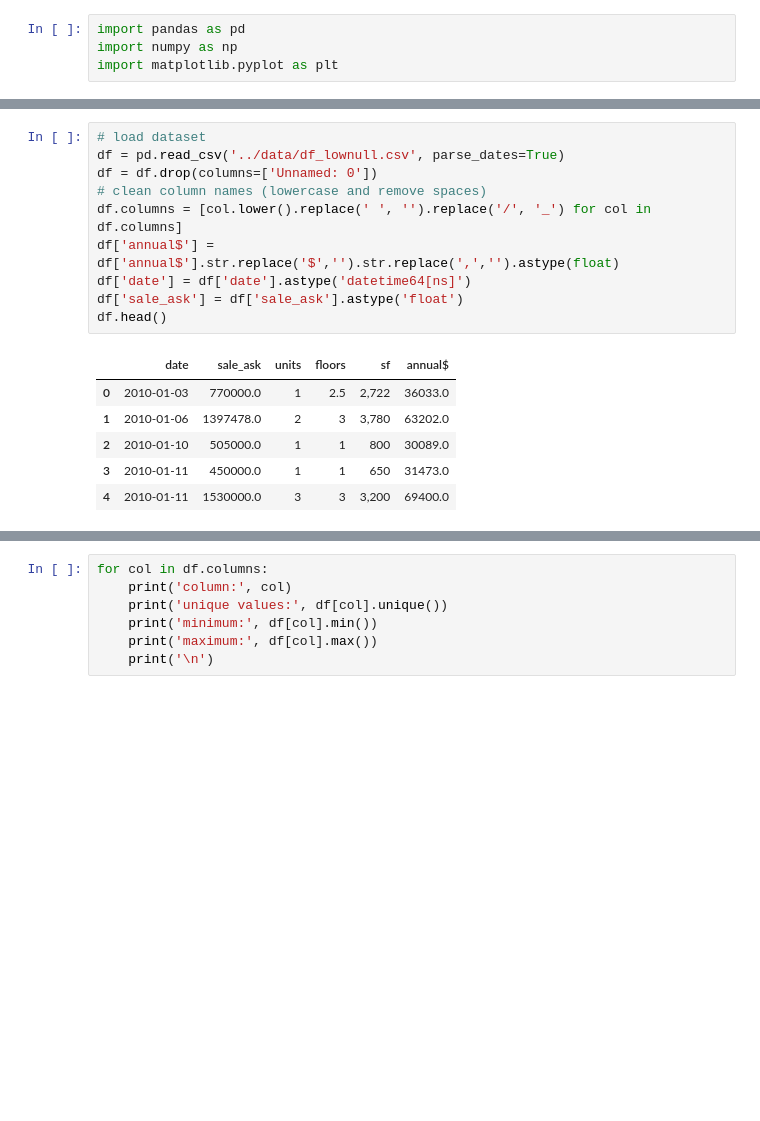
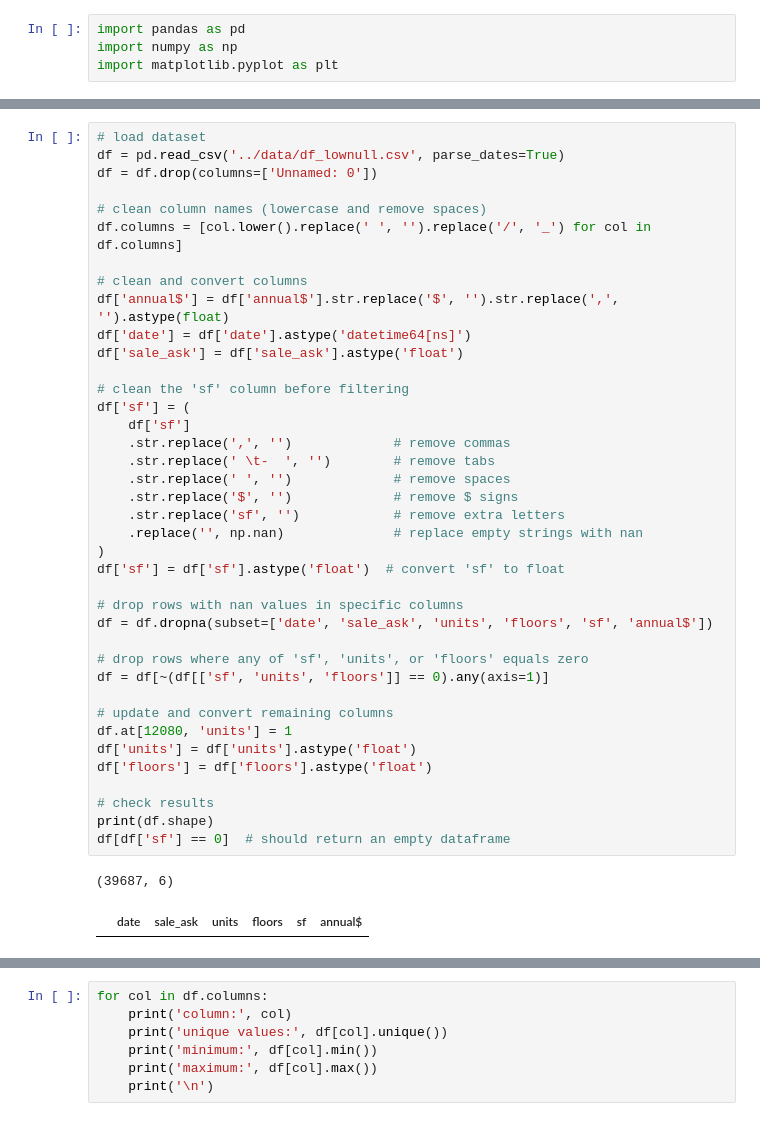
Before and after one commit to sralter/dean_property_consulting_2024, a Jupyter notebook: housing_time_series.ipynb, the cells around one changed output, grey strips where cells are left out. Saved outputs shown, nothing was run; the diff lists cells and outputs as text; blank space fills up the shorter version.

Commit message:
clean dataset

```diff
--- a/housing_time_series.ipynb
+++ b/housing_time_series.ipynb
@@ -9,17 +39,42 @@ import matplotlib.pyplot as plt
 # %%
 # load dataset
 df = pd.read_csv('../data/df_lownull.csv', parse_dates=True)
 df = df.drop(columns=['Unnamed: 0'])
+
 # clean column names (lowercase and remove spaces)
 df.columns = [col.lower().replace(' ', '').replace('/', '_') for col in df.columns]
-df['annual$'] = df['annual$'].str.replace('$','').str.replace(',','').astype(float)
+
+# clean and convert columns
+df['annual$'] = df['annual$'].str.replace('$', '').str.replace(',', '').astype(float)
 df['date'] = df['date'].astype('datetime64[ns]')
 df['sale_ask'] = df['sale_ask'].astype('float')
-df.head()
+
+# clean the 'sf' column before filtering
+df['sf'] = (
+    df['sf']
+    .str.replace(',', '')             # remove commas
+    .str.replace(' \t-  ', '')        # remove tabs
+    .str.replace(' ', '')             # remove spaces
+    .str.replace('$', '')             # remove $ signs
+    .str.replace('sf', '')            # remove extra letters
+    .replace('', np.nan)              # replace empty strings with nan
+)
+df['sf'] = df['sf'].astype('float')  # convert 'sf' to float
+
+# drop rows with nan values in specific columns
+df = df.dropna(subset=['date', 'sale_ask', 'units', 'floors', 'sf', 'annual$'])
+
+# drop rows where any of 'sf', 'units', or 'floors' equals zero
+df = df[~(df[['sf', 'units', 'floors']] == 0).any(axis=1)]
+
+# update and convert remaining columns
+df.at[12080, 'units'] = 1
+df['units'] = df['units'].astype('float')
+df['floors'] = df['floors'].astype('float')
+
+# check results
+print(df.shape)
+df[df['sf'] == 0]  # should return an empty dataframe
 # %% [output]
+(39687, 6)
 |  | date | sale_ask | units | floors | sf | annual$ |
-| 0 | 2010-01-03 | 770000.0 | 1 | 2.5 | 2,722 | 36033.0 |
-| 1 | 2010-01-06 | 1397478.0 | 2 | 3 | 3,780 | 63202.0 |
-| 2 | 2010-01-10 | 505000.0 | 1 | 1 | 800 | 30089.0 |
-| 3 | 2010-01-11 | 450000.0 | 1 | 1 | 650 | 31473.0 |
-| 4 | 2010-01-11 | 1530000.0 | 3 | 3 | 3,200 | 69400.0 |
```
Also changed, not shown: parts of 14 cells of this notebook.
